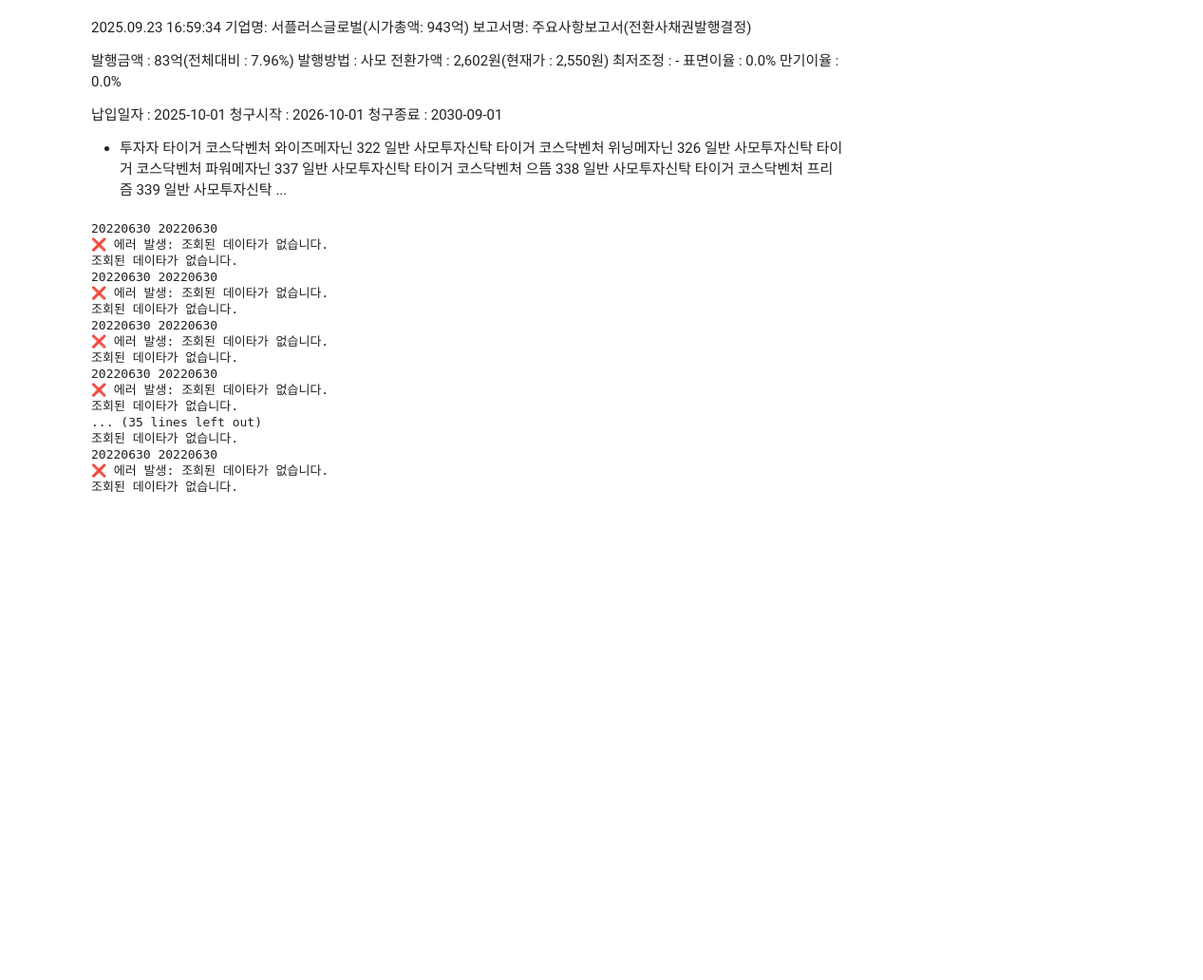
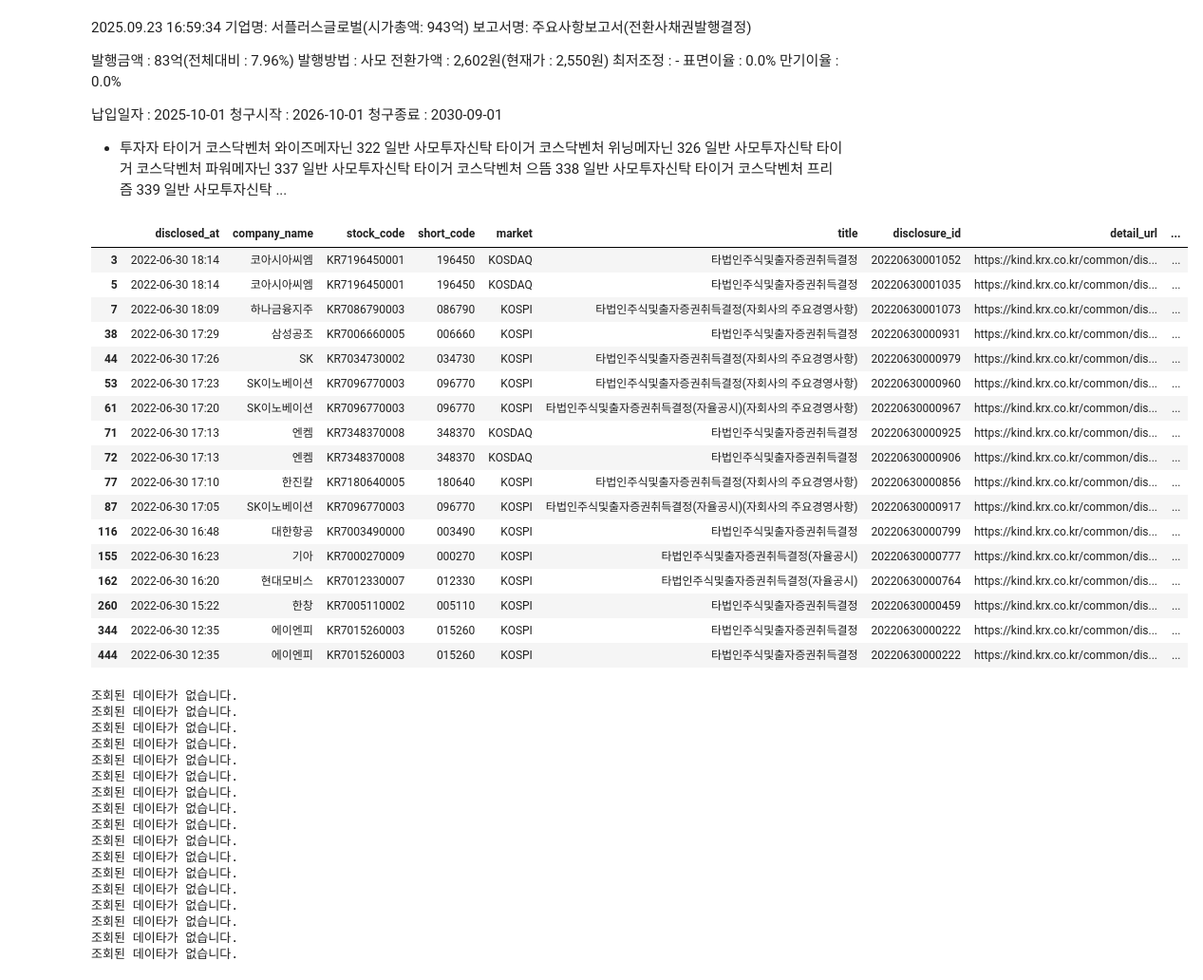
Before and after one commit to antaechan/dart-sentiment-analysis, a Jupyter notebook: analysis/kind.ipynb, the cells around one changed output. Shown at 95% size. Saved outputs shown, nothing was run; the diff lists cells and outputs as text; code cells hidden in the pictures; blank space fills up the shorter version.

Commit message:
Add: kind plus todolist

```diff
--- a/analysis/kind.ipynb
+++ b/analysis/kind.ipynb
@@ -321,3 +115,5 @@ corp_codes_df
+# %%
+corp_codes_df = pd.read_csv("")
 # %%
 # example_df에 unique_number 필드 추가 (기본값 None)
 example_df["unique_number"] = None
@@ -754,37 +437,55 @@ def get_stock_acquisition(unique_number, start_date, end_date):
 # %%
-example_df[(example_df["disclosure_type"] == "타법인 주식 및 출자증권 양수결정") & (example_df["unique_number"].notna())].to_csv("example_df.csv", index=False)
+example_df[(example_df["disclosure_type"] == "타법인 주식 및 출자증권 양수결정") & (example_df["unique_number"].notna())]
+# %% [output]
+|  | disclosed_at | company_name | stock_code | short_code | market | title | disclosure_id | detail_url | ... |
+| 3 | 2022-06-30 18:14 | 코아시아씨엠 | KR7196450001 | 196450 | KOSDAQ | 타법인주식및출자증권취득결정 | 20220630001052 | https://kind.krx.co.kr/common/dis... | ... |
+| 5 | 2022-06-30 18:14 | 코아시아씨엠 | KR7196450001 | 196450 | KOSDAQ | 타법인주식및출자증권취득결정 | 20220630001035 | https://kind.krx.co.kr/common/dis... | ... |
+| 7 | 2022-06-30 18:09 | 하나금융지주 | KR7086790003 | 086790 | KOSPI | 타법인주식및출자증권취득결정(자회사의 주요경영사항) | 20220630001073 | https://kind.krx.co.kr/common/dis... | ... |
+| 38 | 2022-06-30 17:29 | 삼성공조 | KR7006660005 | 006660 | KOSPI | 타법인주식및출자증권취득결정 | 20220630000931 | https://kind.krx.co.kr/common/dis... | ... |
+| 44 | 2022-06-30 17:26 | SK | KR7034730002 | 034730 | KOSPI | 타법인주식및출자증권취득결정(자회사의 주요경영사항) | 20220630000979 | https://kind.krx.co.kr/common/dis... | ... |
+| 53 | 2022-06-30 17:23 | SK이노베이션 | KR7096770003 | 096770 | KOSPI | 타법인주식및출자증권취득결정(자회사의 주요경영사항) | 20220630000960 | https://kind.krx.co.kr/common/dis... | ... |
+| 61 | 2022-06-30 17:20 | SK이노베이션 | KR7096770003 | 096770 | KOSPI | 타법인주식및출자증권취득결정(자율공시)(자회사의 주요경영사항) | 20220630000967 | https://kind.krx.co.kr/common/dis... | ... |
+| 71 | 2022-06-30 17:13 | 엔켐 | KR7348370008 | 348370 | KOSDAQ | 타법인주식및출자증권취득결정 | 20220630000925 | https://kind.krx.co.kr/common/dis... | ... |
+| 72 | 2022-06-30 17:13 | 엔켐 | KR7348370008 | 348370 | KOSDAQ | 타법인주식및출자증권취득결정 | 20220630000906 | https://kind.krx.co.kr/common/dis... | ... |
+| 77 | 2022-06-30 17:10 | 한진칼 | KR7180640005 | 180640 | KOSPI | 타법인주식및출자증권취득결정(자회사의 주요경영사항) | 20220630000856 | https://kind.krx.co.kr/common/dis... | ... |
+| 87 | 2022-06-30 17:05 | SK이노베이션 | KR7096770003 | 096770 | KOSPI | 타법인주식및출자증권취득결정(자율공시)(자회사의 주요경영사항) | 20220630000917 | https://kind.krx.co.kr/common/dis... | ... |
+| 116 | 2022-06-30 16:48 | 대한항공 | KR7003490000 | 003490 | KOSPI | 타법인주식및출자증권취득결정 | 20220630000799 | https://kind.krx.co.kr/common/dis... | ... |
+| 155 | 2022-06-30 16:23 | 기아 | KR7000270009 | 000270 | KOSPI | 타법인주식및출자증권취득결정(자율공시) | 20220630000777 | https://kind.krx.co.kr/common/dis... | ... |
+| 162 | 2022-06-30 16:20 | 현대모비스 | KR7012330007 | 012330 | KOSPI | 타법인주식및출자증권취득결정(자율공시) | 20220630000764 | https://kind.krx.co.kr/common/dis... | ... |
+| 260 | 2022-06-30 15:22 | 한창 | KR7005110002 | 005110 | KOSPI | 타법인주식및출자증권취득결정 | 20220630000459 | https://kind.krx.co.kr/common/dis... | ... |
+| 344 | 2022-06-30 12:35 | 에이엔피 | KR7015260003 | 015260 | KOSPI | 타법인주식및출자증권취득결정 | 20220630000222 | https://kind.krx.co.kr/common/dis... | ... |
+| 444 | 2022-06-30 12:35 | 에이엔피 | KR7015260003 | 015260 | KOSPI | 타법인주식및출자증권취득결정 | 20220630000222 | https://kind.krx.co.kr/common/dis... | ... |
 # %%
 import time
 from datetime import datetime
+from dart import get_stock_acquisition
 
 for index, row in example_df[(example_df["disclosure_type"] == "타법인 주식 및 출자증권 양수결정") & (example_df["unique_number"].notna())].iterrows():
     disclosed_date = datetime.strptime(row["disclosed_at"], "%Y-%m-%d %H:%M")
 
-    start_date = disclosed_date.strftime("%Y%m%d")
-    end_date = disclosed_date.strftime("%Y%m%d")
-    print(start_date, end_date)
+    date = disclosed_date.strftime("%Y%m%d")
     unique_number = row["unique_number"]
-    result = get_stock_acquisition(unique_number, start_date, end_date)
+    result = get_stock_acquisition(unique_number, date)
     if(result['status'] == '000'):
         print(result['list'][0])
     else:
         print(result['message'])
     time.sleep(0.5)
 # %% [output]
-20220630 20220630
-❌ 에러 발생: 조회된 데이타가 없습니다.
 조회된 데이타가 없습니다.
-20220630 20220630
-❌ 에러 발생: 조회된 데이타가 없습니다.
 조회된 데이타가 없습니다.
-20220630 20220630
-❌ 에러 발생: 조회된 데이타가 없습니다.
 조회된 데이타가 없습니다.
-20220630 20220630
-❌ 에러 발생: 조회된 데이타가 없습니다.
 조회된 데이타가 없습니다.
-... (35 lines left out)
 조회된 데이타가 없습니다.
-20220630 20220630
-❌ 에러 발생: 조회된 데이타가 없습니다.
 조회된 데이타가 없습니다.
+조회된 데이타가 없습니다.
+조회된 데이타가 없습니다.
+조회된 데이타가 없습니다.
+조회된 데이타가 없습니다.
+조회된 데이타가 없습니다.
+조회된 데이타가 없습니다.
+조회된 데이타가 없습니다.
+조회된 데이타가 없습니다.
+조회된 데이타가 없습니다.
+조회된 데이타가 없습니다.
+조회된 데이타가 없습니다.
```
Also changed, not shown: parts of 13 cells of this notebook, 2 other files.
